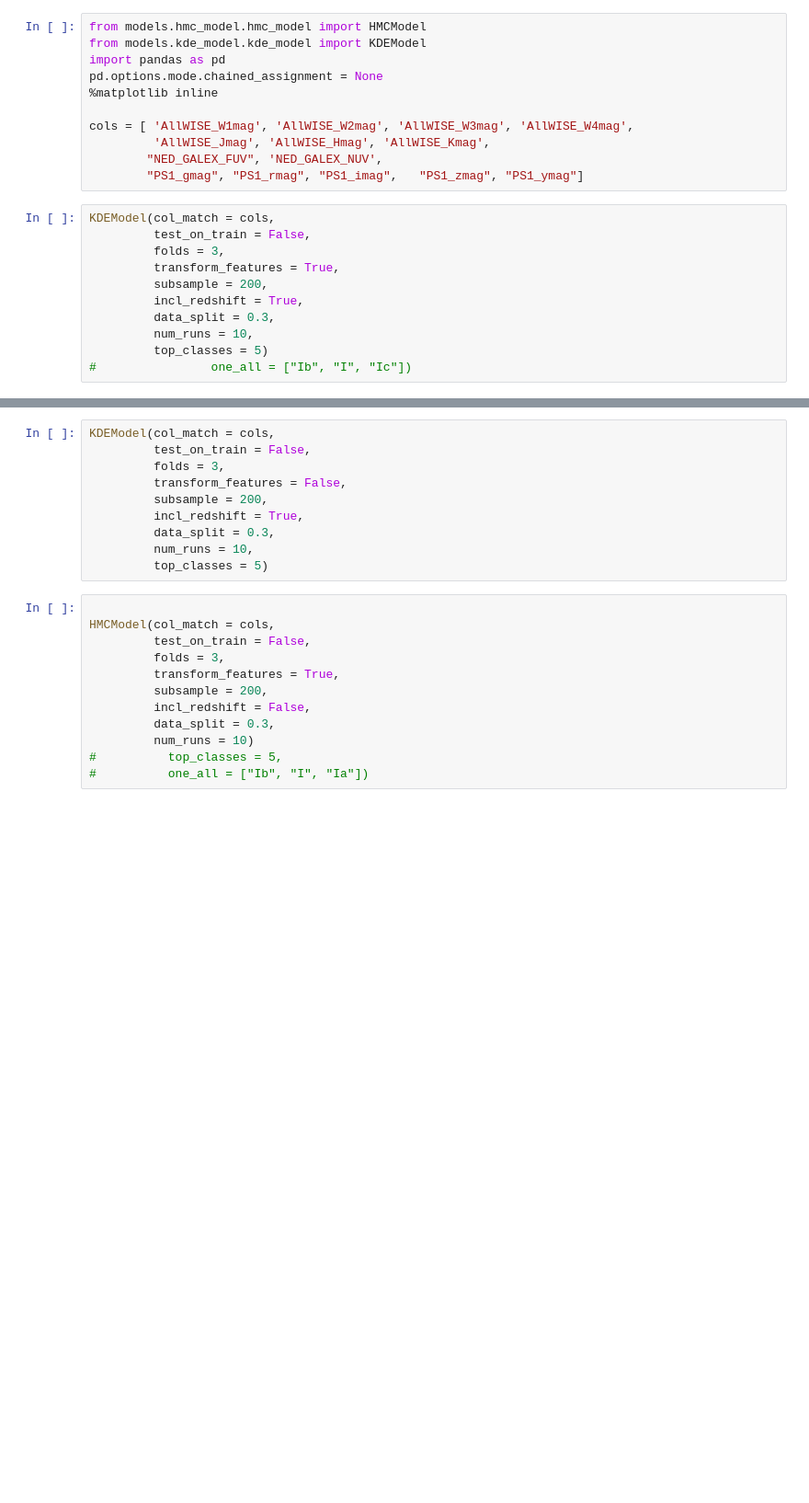
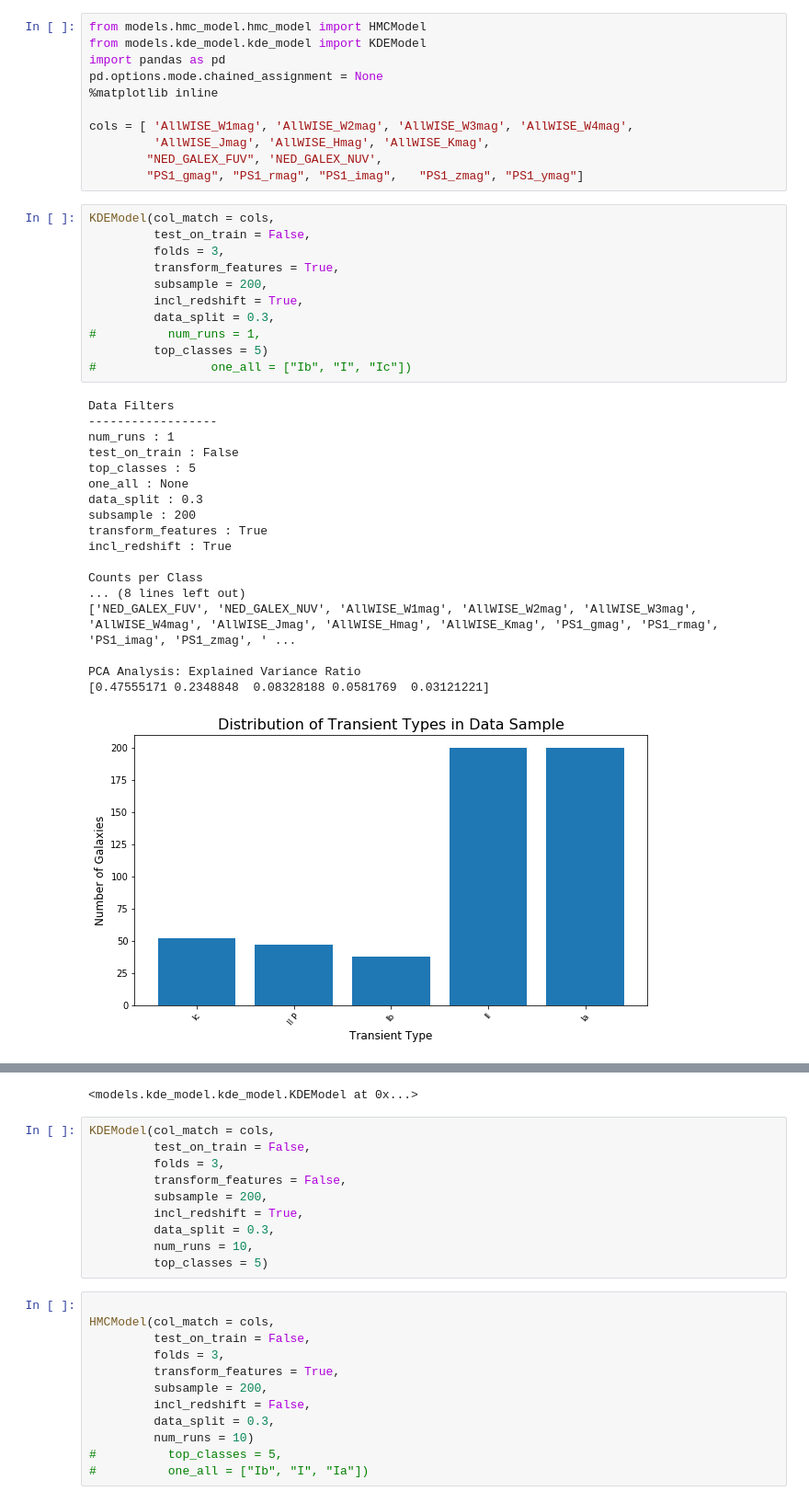
Before and after one commit to marinakiseleva/thex_model, a Jupyter notebook: notebooks/PCA.ipynb, the cells around one changed output, grey strips where cells are left out. Shown at 92% size. Saved outputs shown, nothing was run; the diff lists cells and outputs as text; blank space fills up the shorter version.

Commit message:
refactored base model

```diff
--- a/notebooks/PCA.ipynb
+++ b/notebooks/PCA.ipynb
@@ -12,11 +12,30 @@ cols = [ 'AllWISE_W1mag', 'AllWISE_W2mag', 'AllWISE_W3mag', 'AllWISE_W4mag',
 # %%
 KDEModel(col_match = cols,
          test_on_train = False,
          folds = 3,
          transform_features = True,
          subsample = 200,
          incl_redshift = True,
          data_split = 0.3,
-         num_runs = 10,
+#          num_runs = 1,
          top_classes = 5)
 #                one_all = ["Ib", "I", "Ic"])
+# %% [output]
+Data Filters
+------------------
+num_runs : 1
+test_on_train : False
+top_classes : 5
+one_all : None
+data_split : 0.3
+subsample : 200
+transform_features : True
+incl_redshift : True
+
+Counts per Class
+... (8 lines left out)
+['NED_GALEX_FUV', 'NED_GALEX_NUV', 'AllWISE_W1mag', 'AllWISE_W2mag', 'AllWISE_W3mag', 'AllWISE_W4mag', 'AllWISE_Jmag', 'AllWISE_Hmag', 'AllWISE_Kmag', 'PS1_gmag', 'PS1_rmag', 'PS1_imag', 'PS1_zmag', ' ...
+
+PCA Analysis: Explained Variance Ratio
+[0.47555171 0.2348848  0.08328188 0.0581769  0.03121221]
+[figure, added]
@@ -23,3 +46,4 @@ KDEModel(col_match = cols,
+<models.kde_model.kde_model.KDEModel at 0x...>
 # %%
 KDEModel(col_match = cols,
          test_on_train = False,
```
Also changed, not shown: parts of 1 cell of this notebook, 6 other files.
